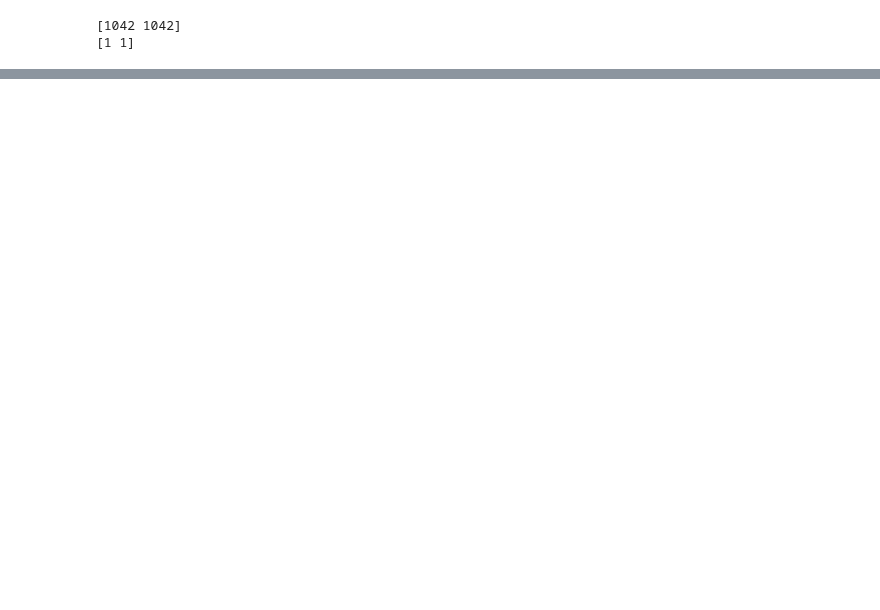
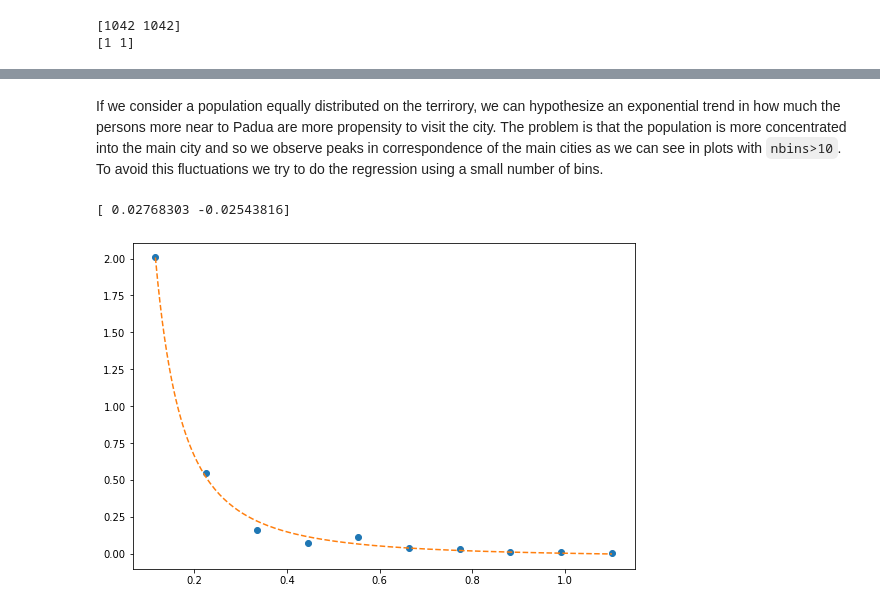
Before and after one commit to RMilock/LCP_projects_Y3, a Jupyter notebook: work.ipynb, the cells around one changed output, grey strips where cells are left out. Drawn from its saved outputs; the diff is of its cells as text; code cells hidden in the pictures; blank space fills up the shorter version.

```diff
--- a/work.ipynb
+++ b/work.ipynb
@@ -205,0 +148,28 @@ plt.vlines(prov_to_dist(cod_Roma),min(f_bins),max(f_bins),color='r')
+# %% [markdown]
+If we consider a population equally distributed on the terrirory, we can hypothesize an exponential
+trend in how much the persons more near to Padua are more propensity to visit the city.
+The problem is that the population is more concentrated into the main city and so we
+observe peaks in correspondence of the main cities as we can see in plots with `nbins>10`. To avoid this fluctuations
+we try to do the regression using a small number of bins.
+# %%
+from scipy import optimize
+def f(x,A,B):
+    return A/x**2+B
+
+nbins=10
+bins, f_bins = distribution(nbins,dud)
+bins, f_bins = distribution(nbins,dud)
+bins/=1e6
+f_bins=np.array(f_bins)/1e6
+
+max_params, params_covariance = optimize.curve_fit(f, bins, f_bins, p0=[1e6, 1e5])
+
+
+x=np.linspace(np.min(bins),np.max(bins),200)
+plt.figure(figsize=(9,6))
+plt.plot(bins,f_bins,'o')
+plt.plot(x,f(x,max_params[0],max_params[1]),'--')
+print(max_params)
+# %% [output]
+[ 0.02768303 -0.02543816]
+[figure, added]
```
Also changed, not shown: parts of 19 cells of this notebook.
